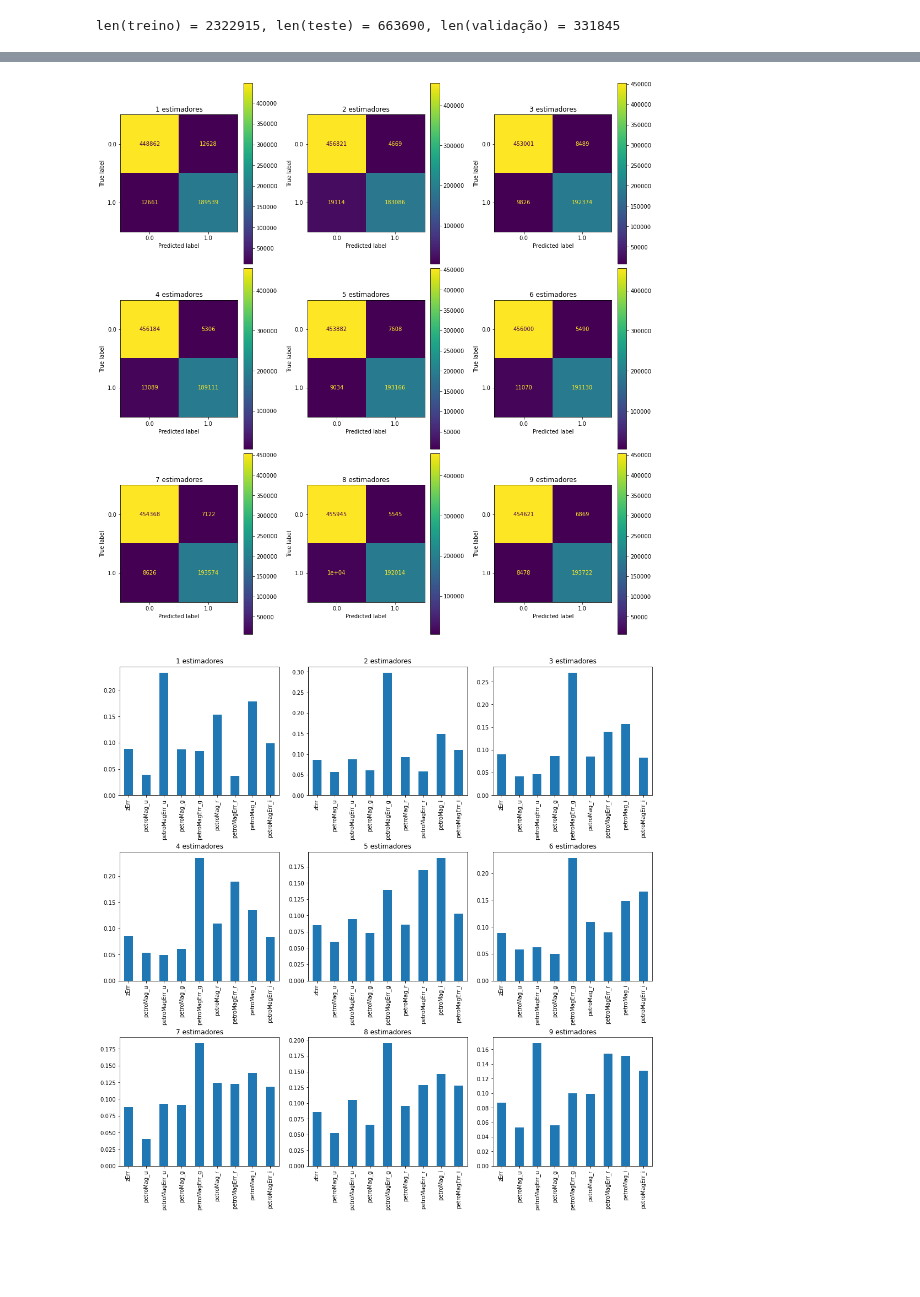
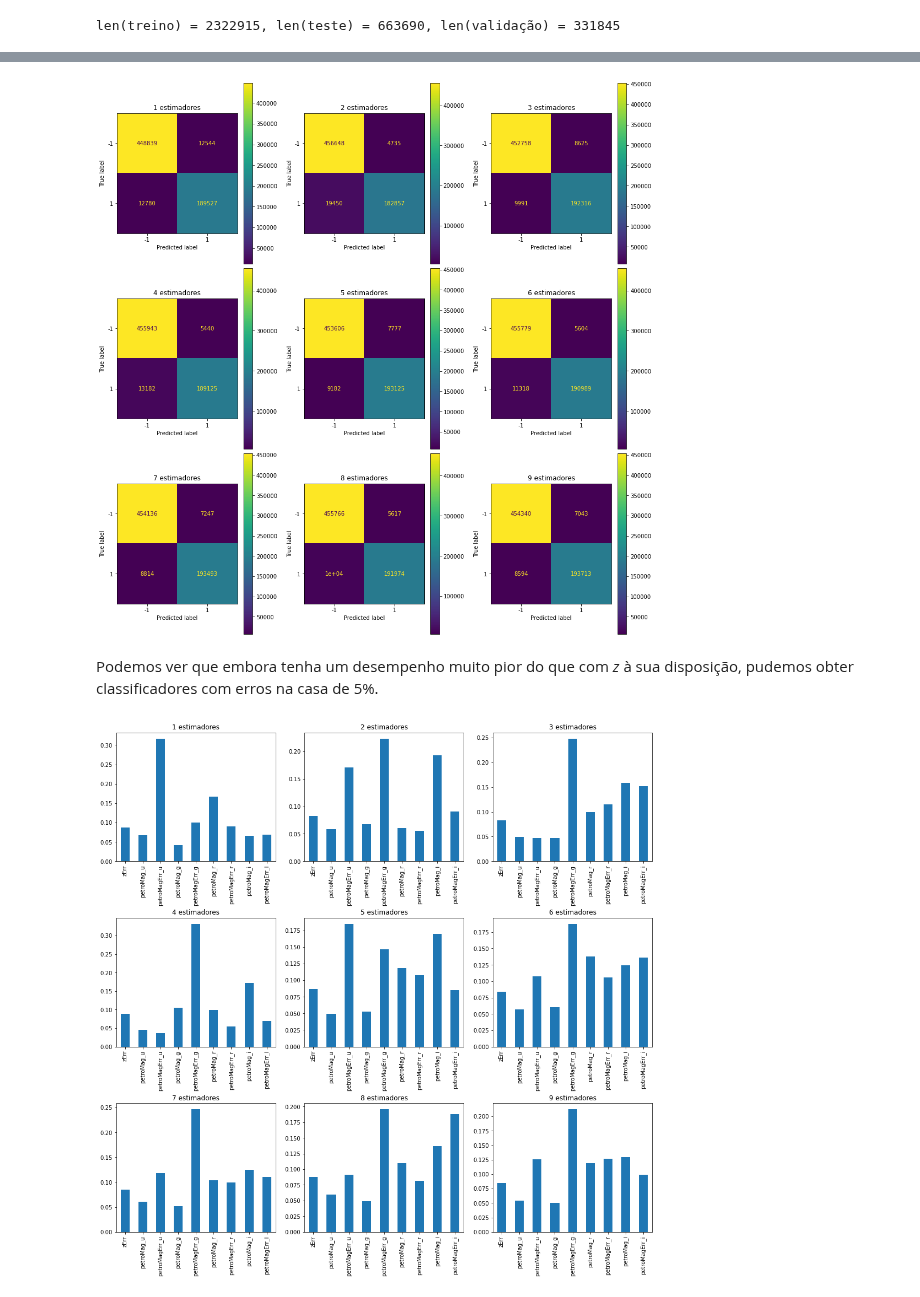
Before and after one commit to thiago-carneiro/mestrado, a Jupyter notebook: bigAstro/clusterizacao.ipynb, the cells around one changed output, grey strips where cells are left out. Saved outputs shown, nothing was run; the diff lists cells and outputs as text; code cells hidden in the pictures; blank space fills up the shorter version.

Commit message:
Random Forest e LightGBM feitos

```diff
--- a/bigAstro/clusterizacao.ipynb
+++ b/bigAstro/clusterizacao.ipynb
@@ -310,0 +364,8 @@ for i in range(9):
+# %%
+fig = plt.figure(figsize=(14, 14), constrained_layout=True)
+gs = fig.add_gridspec(3,3, left=0.05, right=0.5, wspace=0.05)
+
+for i in range(9):
+    ax = fig.add_subplot(gs[i//3, i%3])
+    RocCurveDisplay.from_estimator(classificador_b[i],teste[x],teste['classe_n'],ax=ax)
+    ax.set_title(f'{i+1} estimadores')
@@ -310,0 +380,3 @@ for i in range(9):
+# %%
+u = x[2:]
+u
@@ -311,29 +392,30 @@ for i in range(9):
 # %%
-x_n = x[1:]
 classificador_n = [0] * 9
 for i in range(9):
-    classificador_n[i] = RandomForestClassifier(n_estimators=i+1).fit(treino[x_n],treino['classe_n'])
+    classificador_n[i] = RandomForestClassifier(n_estimators=i+1).fit(treino[u],treino['classe_n'])
 # %%
 fig = plt.figure(figsize=(14, 14), constrained_layout=True)
 gs = fig.add_gridspec(3,3, left=0.05, right=0.5, wspace=0.05)
 
 for i in range(9):
     ax = fig.add_subplot(gs[i//3, i%3])
-    ConfusionMatrixDisplay.from_estimator(classificador_n[i],teste[x_n],teste['classe_n'],ax=ax)
+    ConfusionMatrixDisplay.from_estimator(classificador_n[i],teste[u],teste['classe_n'],ax=ax)
     ax.set_title(f'{i+1} estimadores')
 # %% [output]
-[figure, old version]
+[figure, new version]
+# %% [markdown]
+Podemos ver que embora tenha um desempenho muito pior do que com _z_ à sua disposição, pudemos obter classificadores com erros na casa de 5%.
 # %%
-feature_names = list((treino[x_n].columns))
+feature_names = list((treino[u].columns))
 
 fig = plt.figure(figsize=(14, 14), constrained_layout=True)
 gs = fig.add_gridspec(3,3, left=0.05, right=0.5, wspace=0.05)
 
 for i in range(9):
     importances = classificador_n[i].feature_importances_
     forest_importances = pd.Series(importances, index=feature_names)
     ax = fig.add_subplot(gs[i//3, i%3])
     forest_importances.plot.bar(ax=ax)
     ax.set_title(f'{i+1} estimadores')
 # %% [output]
-[figure, old version]
+[figure, new version]
```
Also changed, not shown: parts of 57 cells of this notebook.
